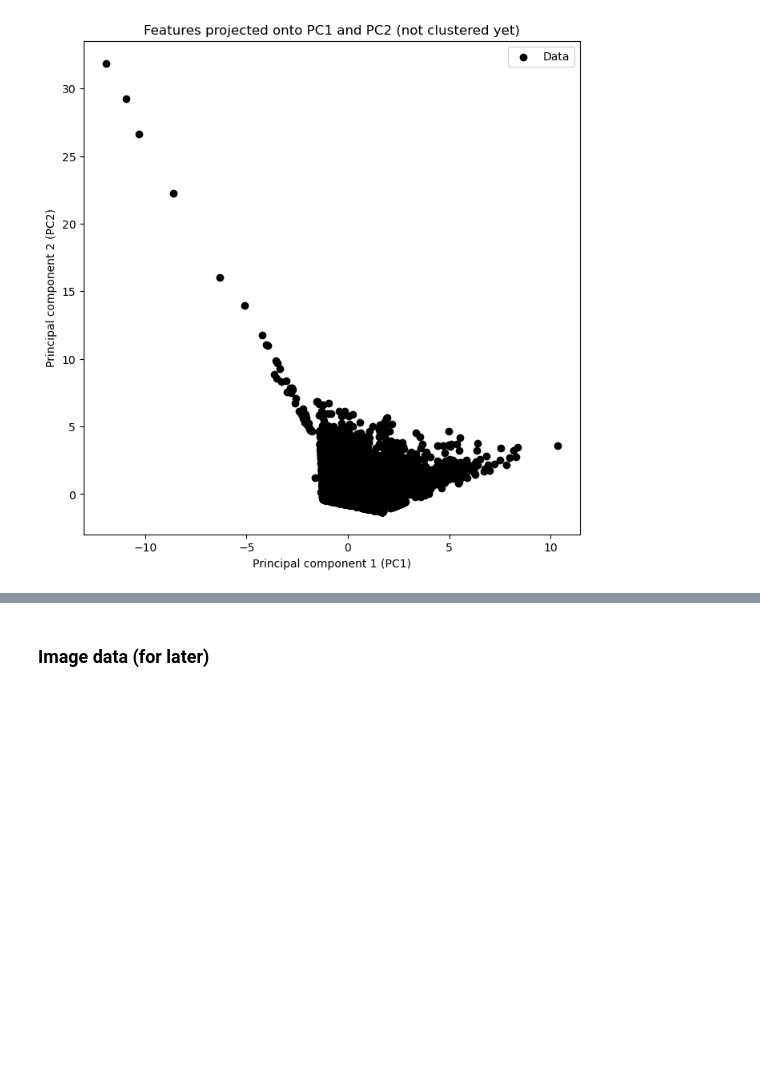
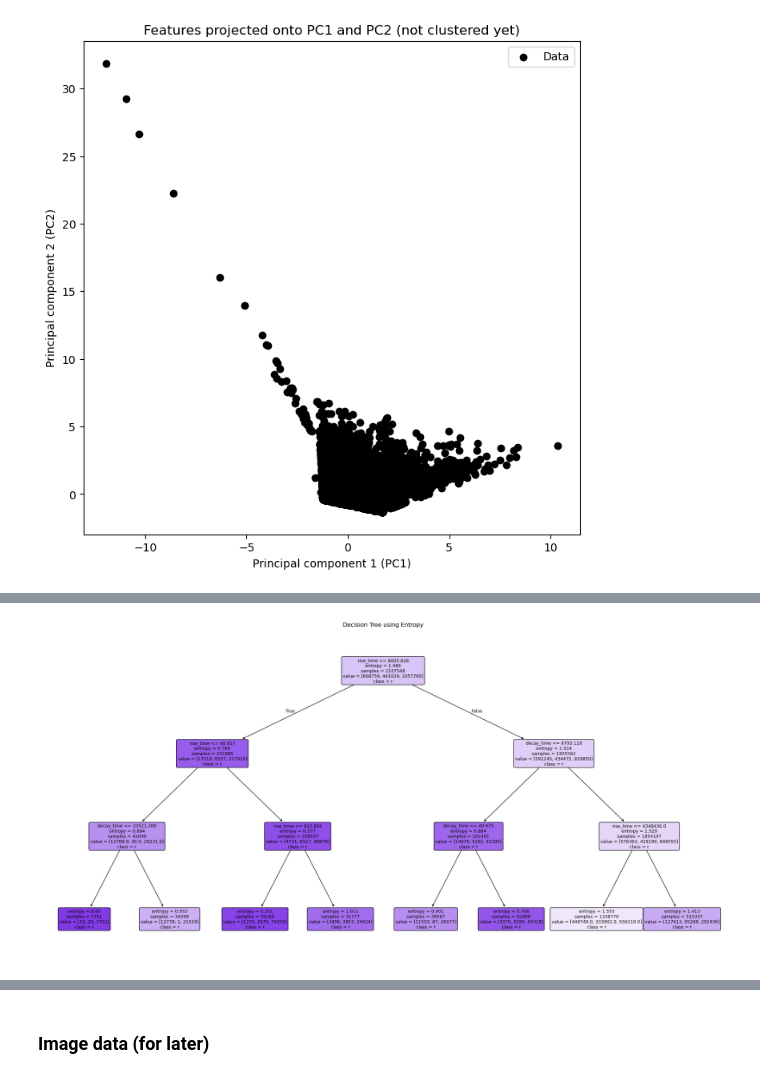
Before and after one commit to drmi7721/transient_clustering, a Jupyter notebook: notebooks/final_project_code.ipynb, the cells around one changed output, grey strips where cells are left out. Cells and saved outputs as stored; diff of their text form; code cells hidden in the pictures; blank space fills up the shorter version.

```diff
--- a/notebooks/final_project_code.ipynb
+++ b/notebooks/final_project_code.ipynb
@@ -513,0 +635,10 @@ plt.legend(loc='best')
+# %%
+#visualize the decision tree
+
+plt.figure(figsize=(20, 10))
+plot_tree(tree, feature_names=transient_data.columns, class_names=tree.classes_, filled=True, rounded=True, fontsize=9)
+plt.title('Decision Tree using Entropy')
+plt.tight_layout()
+plt.savefig('entropy_tree.png')
+# %% [output]
+[figure, added]
```
Also changed, not shown: parts of 18 cells of this notebook.
